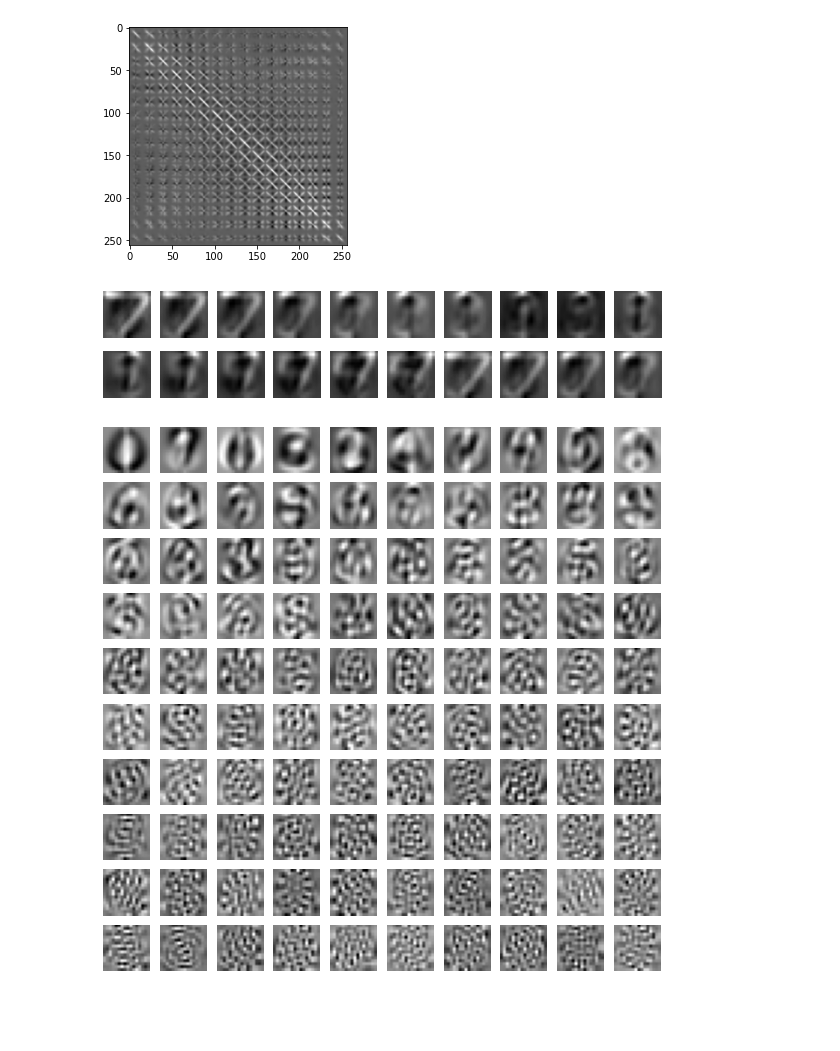
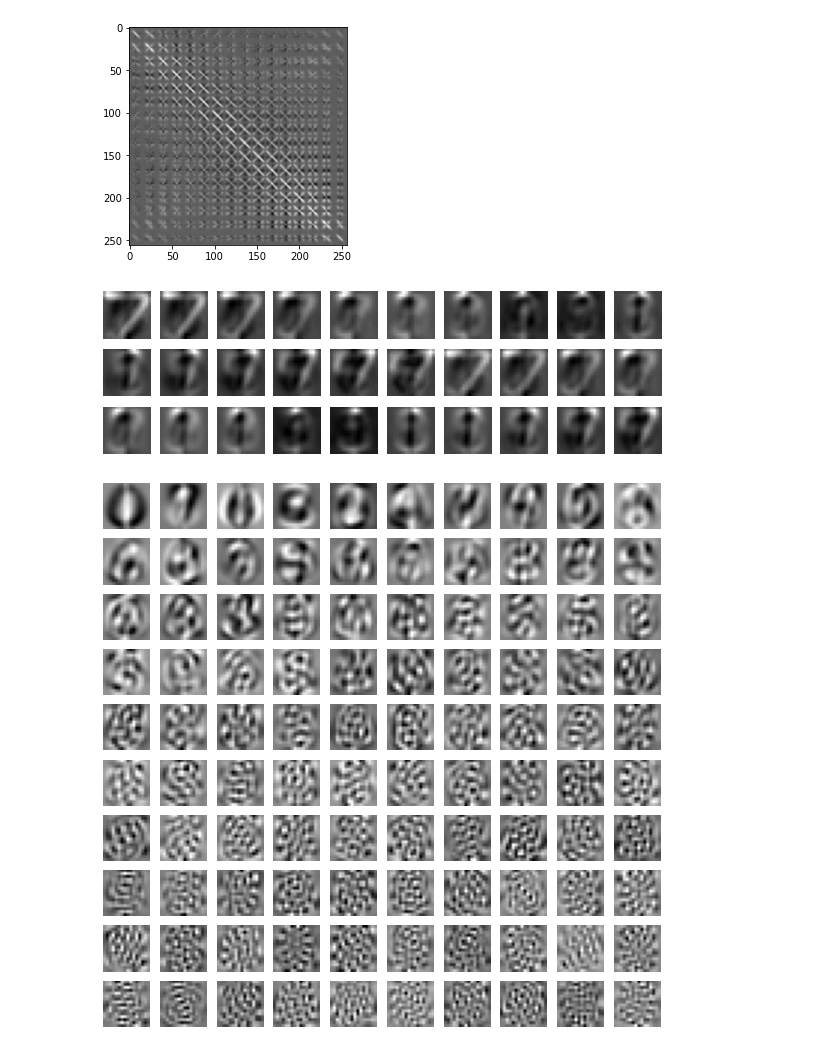
Before and after one commit to PeizhiYan/Algorithm-Zoo, a Jupyter notebook: Machine Learning/PCA - Principle Component Analysis/demo.ipynb, the cells around one changed output. Cells and saved outputs as stored; diff of their text form; code cells hidden in the pictures; blank space fills up the shorter version.

```diff
--- a/Machine Learning/PCA - Principle Component Analysis/demo.ipynb
+++ b/Machine Learning/PCA - Principle Component Analysis/demo.ipynb
@@ -51,14 +51,14 @@ plt.imshow(pca.cov, cmap='gray')
 [figure]
 # %%
 # Better visualize the covariance matrix (first 20 rows) by reshaping it
-plt.figure(figsize=(10,2))
-for i in range(2):
+plt.figure(figsize=(10,3))
+for i in range(3):
     for j in range(10):
-        plt.subplot(2,10,i*10+j+1)
+        plt.subplot(3,10,i*10+j+1)
         plt.imshow(np.reshape(pca.cov[i*10+j], [16,16]), cmap='gray')
         plt.axis("off")
 # %% [output]
-[figure, old version]
+[figure, new version]
 # %%
 # Show the first 100 principle components (looks kinda like the 2D discreate cosine transform basis :)
 plt.figure(figsize=(10,10))
```
Also changed, not shown: parts of 1 cell of this notebook, 3 other files.
